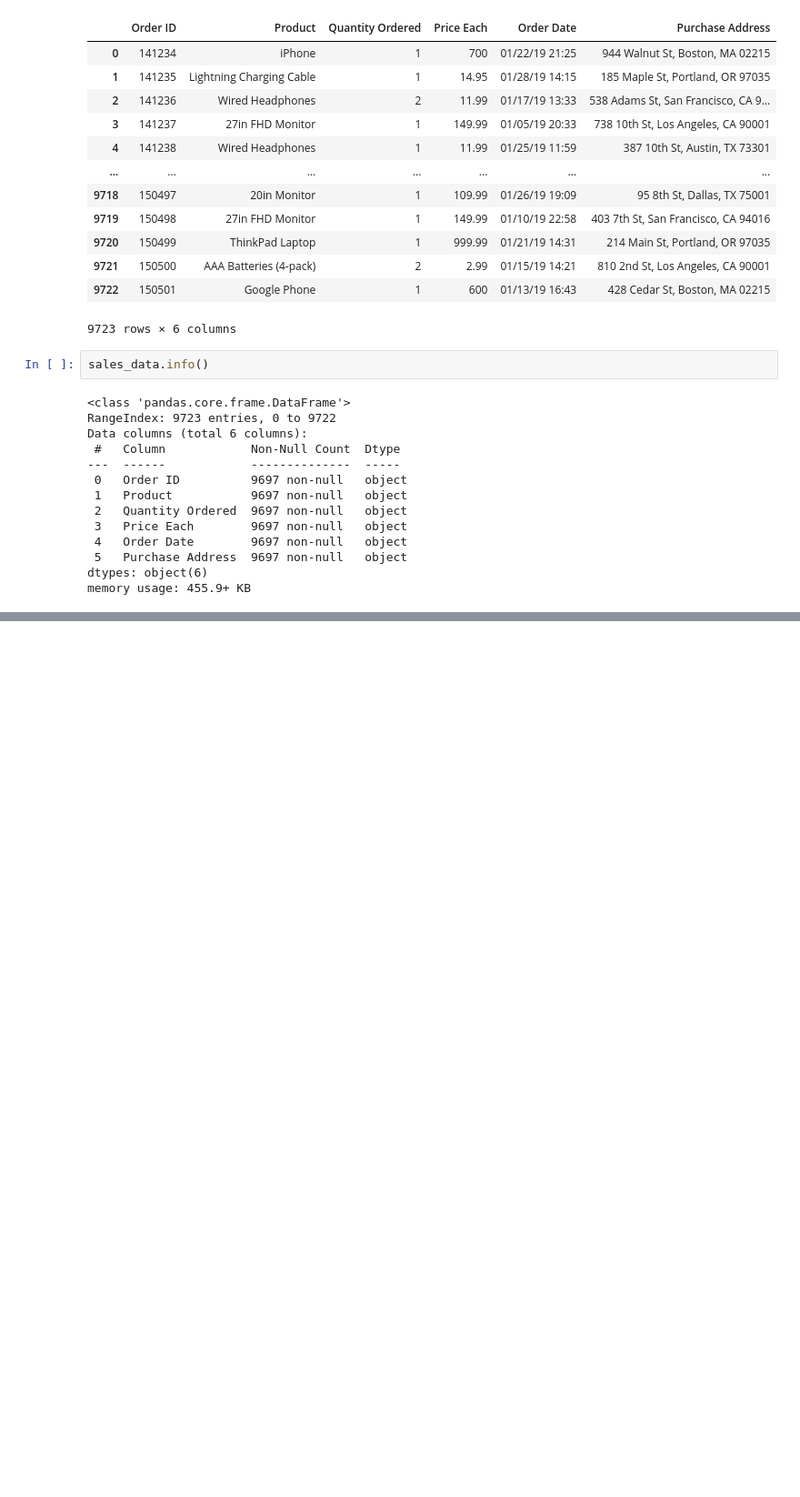
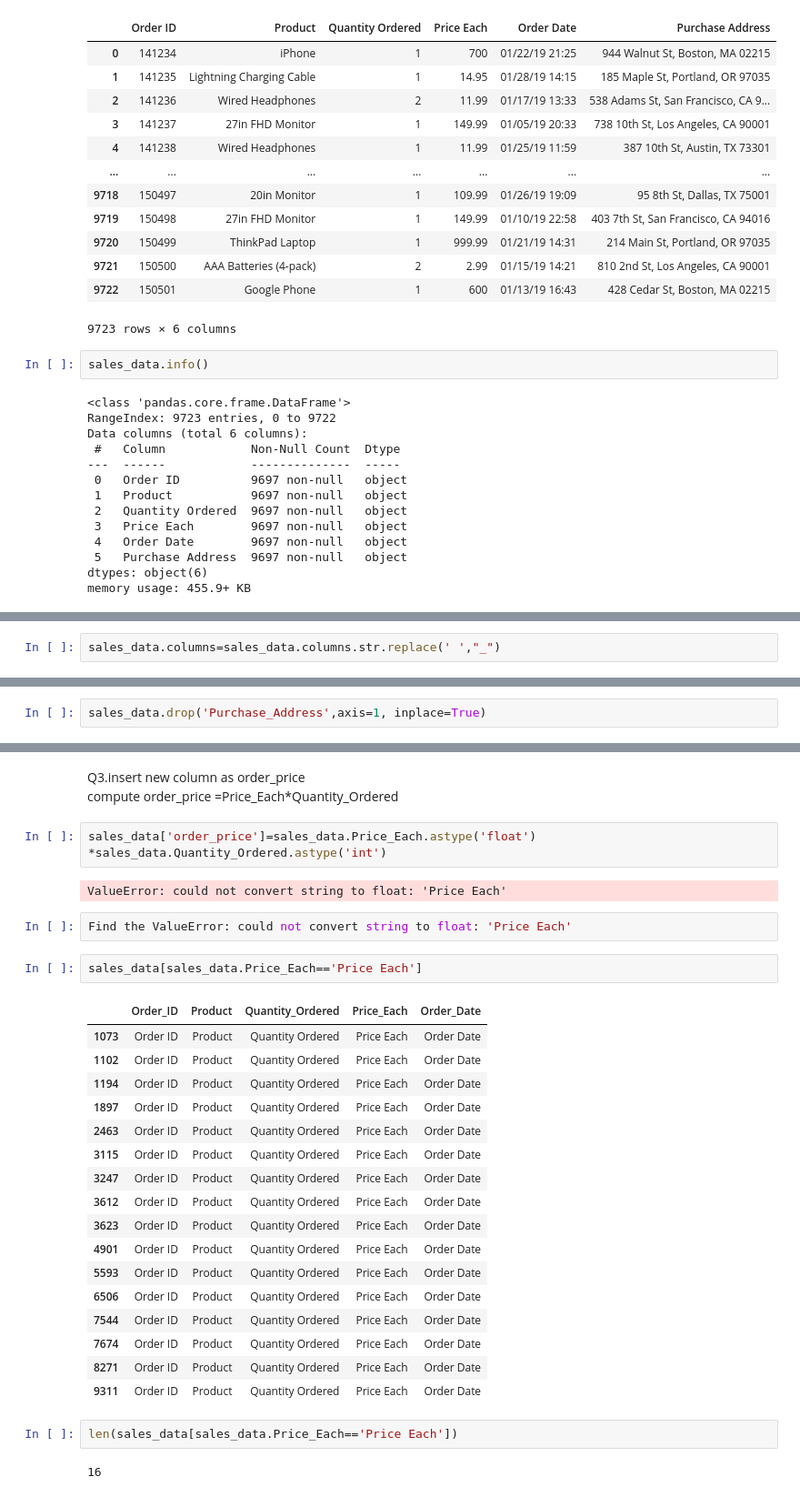
Before and after one commit to Edubridge-karthik/EXL-CHENNAI---8410-and-PUNE-8414-DA--Batch, a Jupyter notebook: EXL-CHENNAI and PUNE- DA/Pandas_lec.ipynb, the cells around one changed output, grey strips where cells are left out. Shown at 91% size. Drawn from its saved outputs; the diff is of its cells as text; blank space fills up the shorter version.

```diff
--- a/EXL-CHENNAI and PUNE- DA/Pandas_lec.ipynb
+++ b/EXL-CHENNAI and PUNE- DA/Pandas_lec.ipynb
@@ -2021,0 +2026,2 @@ memory usage: 455.9+ KB
+# %%
+sales_data.columns=sales_data.columns.str.replace(' ',"_")
@@ -2021,0 +2036,2 @@ memory usage: 455.9+ KB
+# %%
+sales_data.drop('Purchase_Address',axis=1, inplace=True)
@@ -2021,0 +2045,33 @@ memory usage: 455.9+ KB
+# %% [markdown]
+Q3.insert new column as order_price
+compute order_price =Price_Each*Quantity_Ordered
+# %%
+sales_data['order_price']=sales_data.Price_Each.astype('float') *sales_data.Quantity_Ordered.astype('int')
+# %% [output]
+ValueError: could not convert string to float: 'Price Each'
+# %%
+Find the ValueError: could not convert string to float: 'Price Each'
+# %%
+sales_data[sales_data.Price_Each=='Price Each']
+# %% [output]
+|  | Order_ID | Product | Quantity_Ordered | Price_Each | Order_Date |
+| 1073 | Order ID | Product | Quantity Ordered | Price Each | Order Date |
+| 1102 | Order ID | Product | Quantity Ordered | Price Each | Order Date |
+| 1194 | Order ID | Product | Quantity Ordered | Price Each | Order Date |
+| 1897 | Order ID | Product | Quantity Ordered | Price Each | Order Date |
+| 2463 | Order ID | Product | Quantity Ordered | Price Each | Order Date |
+| 3115 | Order ID | Product | Quantity Ordered | Price Each | Order Date |
+| 3247 | Order ID | Product | Quantity Ordered | Price Each | Order Date |
+| 3612 | Order ID | Product | Quantity Ordered | Price Each | Order Date |
+| 3623 | Order ID | Product | Quantity Ordered | Price Each | Order Date |
+| 4901 | Order ID | Product | Quantity Ordered | Price Each | Order Date |
+| 5593 | Order ID | Product | Quantity Ordered | Price Each | Order Date |
+| 6506 | Order ID | Product | Quantity Ordered | Price Each | Order Date |
+| 7544 | Order ID | Product | Quantity Ordered | Price Each | Order Date |
+| 7674 | Order ID | Product | Quantity Ordered | Price Each | Order Date |
+| 8271 | Order ID | Product | Quantity Ordered | Price Each | Order Date |
+| 9311 | Order ID | Product | Quantity Ordered | Price Each | Order Date |
+# %%
+len(sales_data[sales_data.Price_Each=='Price Each'])
+# %% [output]
+16
```
Also changed, not shown: parts of 93 cells of this notebook.
